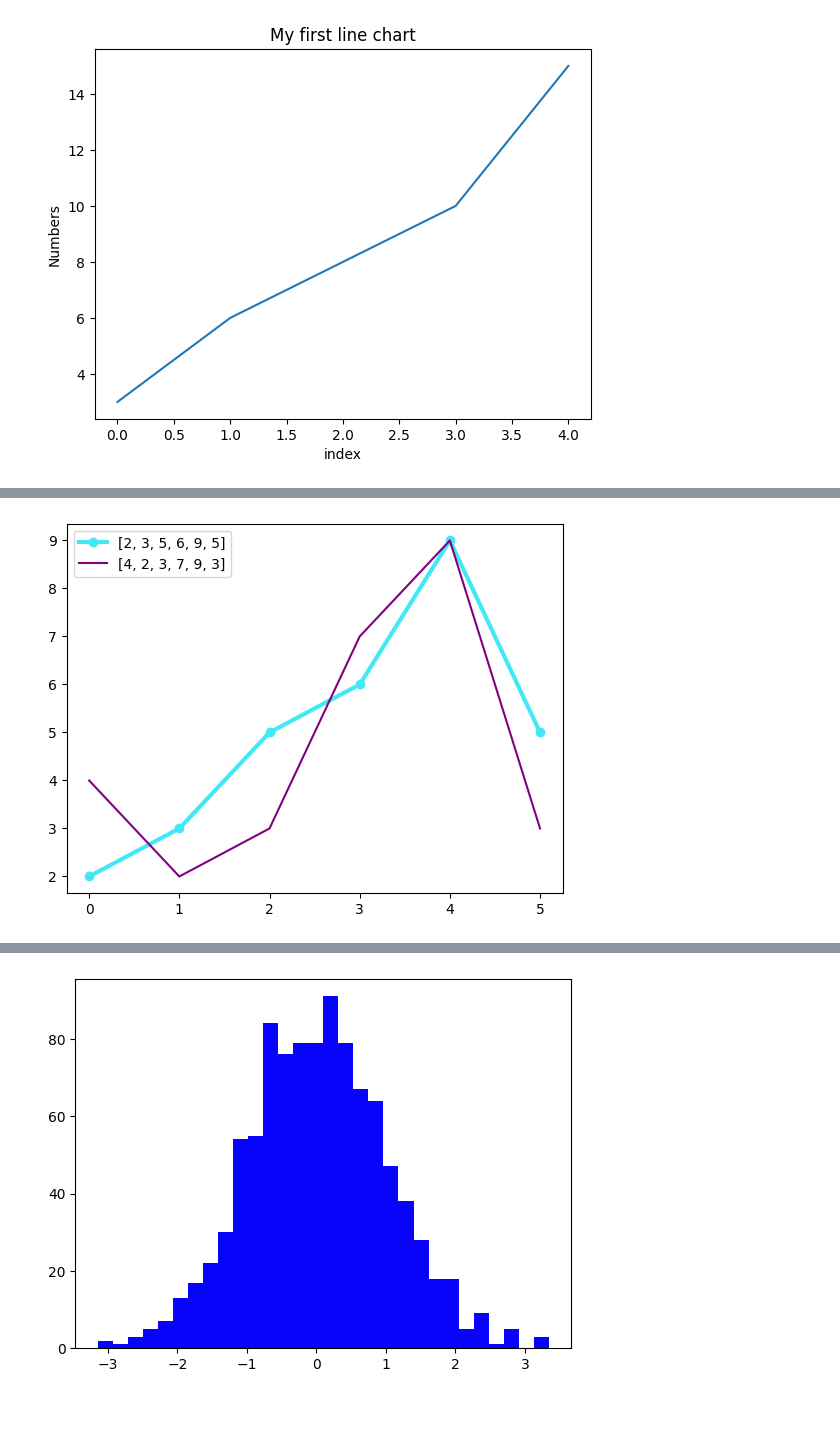
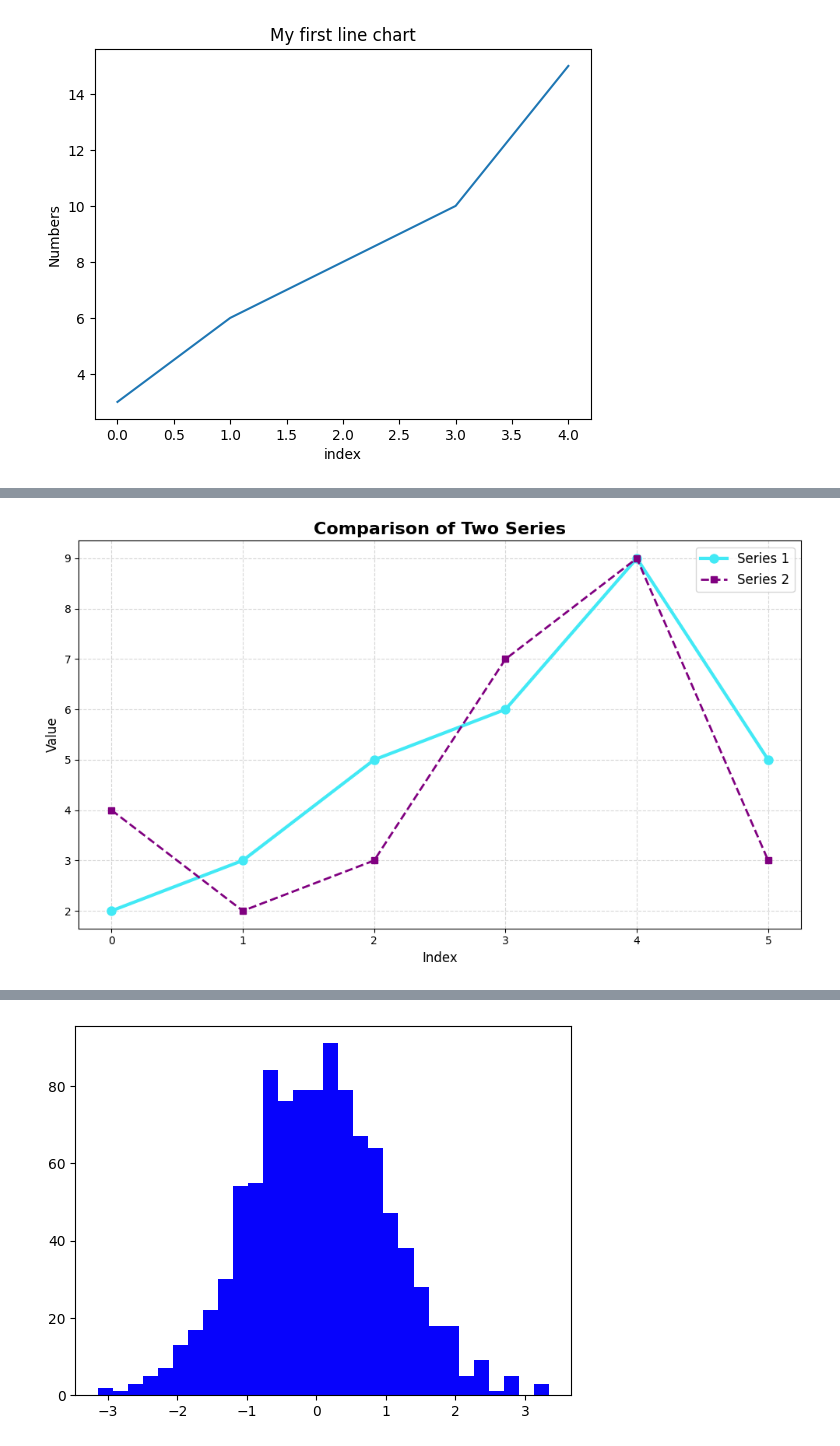
Before and after one commit to GunelXelilli/Matplotlib, a Jupyter notebook: Matplotlib.ipynb, the cells around one changed output, grey strips where cells are left out. Cells and saved outputs as stored; diff of their text form; code cells hidden in the pictures; blank space fills up the shorter version.

```diff
--- a/Matplotlib.ipynb
+++ b/Matplotlib.ipynb
@@ -13,9 +32,19 @@ plt.show()
 # %%
-arr=[2,3,5,6,9,5]
-arr1=[4,2,3,7,9,3]
-plt.plot(arr,label=arr,c='#42e9f5',linewidth=3,marker='o') #marker='*'
-plt.plot(arr1,label=arr1,c='purple')
-plt.legend()
+import matplotlib.pyplot as plt
+
+arr = [2, 3, 5, 6, 9, 5]
+arr1 = [4, 2, 3, 7, 9, 3]
+
+plt.figure(figsize=(10,6))
+plt.plot(arr, label='Series 1', color='#42e9f5', linewidth=3, marker='o', markersize=8)
+plt.plot(arr1, label='Series 2', color='purple', linewidth=2, linestyle='--', marker='s', markersize=6)
+
+plt.title('Comparison of Two Series', fontsize=16, fontweight='bold')
+plt.xlabel('Index', fontsize=12)
+plt.ylabel('Value', fontsize=12)
+plt.grid(True, linestyle='--', alpha=0.5)
+plt.legend(fontsize=12)
+plt.tight_layout()
 plt.show()
 # %% [output]
-[figure, old version]
+[figure, new version]
```
Also changed, not shown: parts of 4 cells of this notebook.
